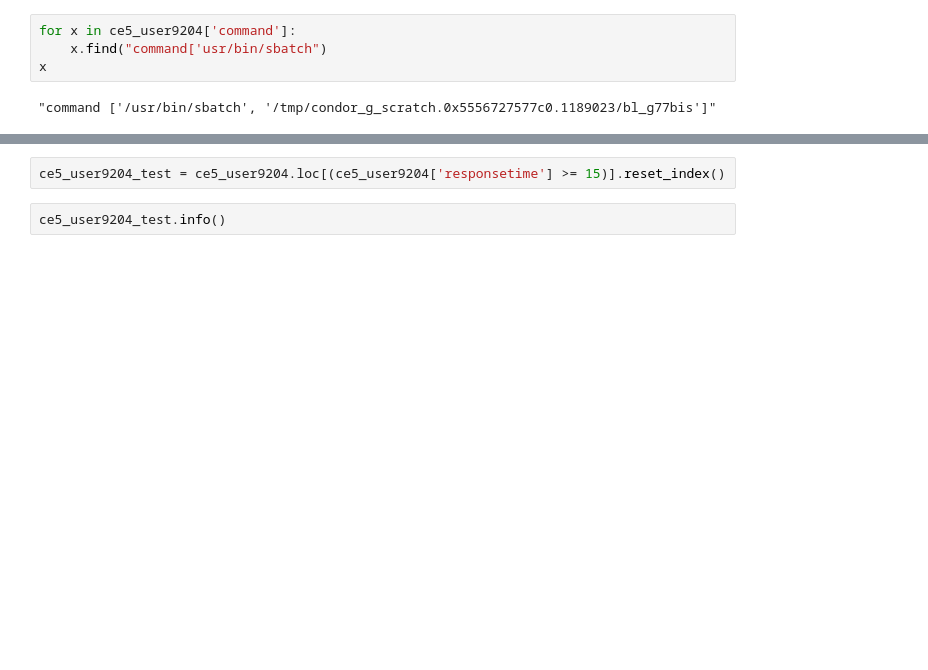
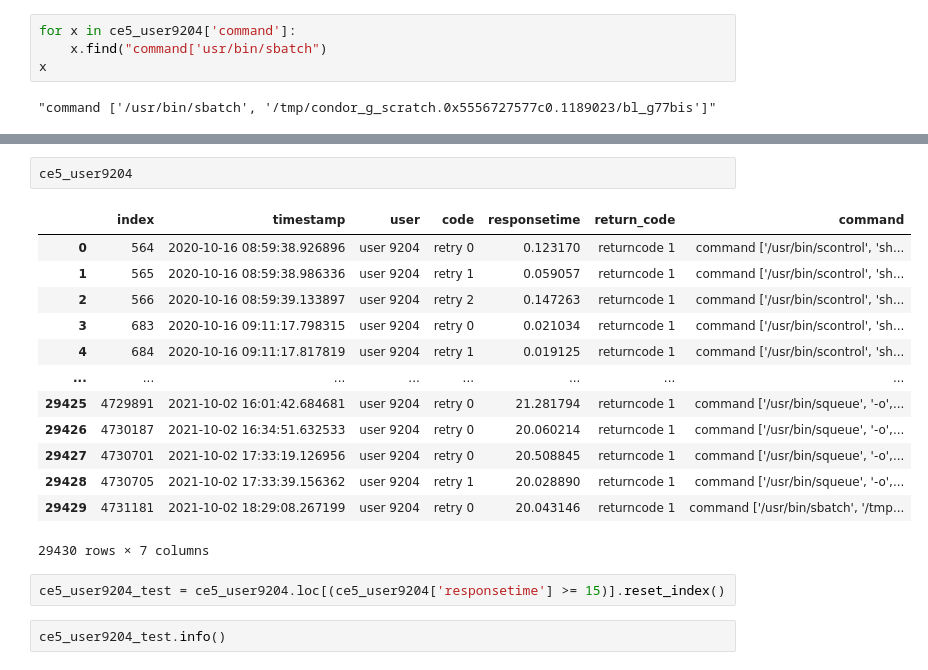
Before and after one commit to nss-data-science-cohort-8/accre-mashed-potatoes, a Jupyter notebook: notebooks/accre_maria.ipynb, the cells around one changed output, grey strips where cells are left out. Drawn from its saved outputs; the diff is of its cells as text; blank space fills up the shorter version.

```diff
--- a/notebooks/accre_maria.ipynb
+++ b/notebooks/accre_maria.ipynb
@@ -334,3 +403,19 @@ ce5_user9204_batch
+# %%
+ce5_user9204
+# %% [output]
+|  | index | timestamp | user | code | responsetime | return_code | command |
+| 0 | 564 | 2020-10-16 08:59:38.926896 | user 9204 | retry 0 | 0.123170 | returncode 1 | command ['/usr/bin/scontrol', 'sh... |
+| 1 | 565 | 2020-10-16 08:59:38.986336 | user 9204 | retry 1 | 0.059057 | returncode 1 | command ['/usr/bin/scontrol', 'sh... |
+| 2 | 566 | 2020-10-16 08:59:39.133897 | user 9204 | retry 2 | 0.147263 | returncode 1 | command ['/usr/bin/scontrol', 'sh... |
+| 3 | 683 | 2020-10-16 09:11:17.798315 | user 9204 | retry 0 | 0.021034 | returncode 1 | command ['/usr/bin/scontrol', 'sh... |
+| 4 | 684 | 2020-10-16 09:11:17.817819 | user 9204 | retry 1 | 0.019125 | returncode 1 | command ['/usr/bin/scontrol', 'sh... |
+| ... | ... | ... | ... | ... | ... | ... | ... |
+| 29425 | 4729891 | 2021-10-02 16:01:42.684681 | user 9204 | retry 0 | 21.281794 | returncode 1 | command ['/usr/bin/squeue', '-o',... |
+| 29426 | 4730187 | 2021-10-02 16:34:51.632533 | user 9204 | retry 0 | 20.060214 | returncode 1 | command ['/usr/bin/squeue', '-o',... |
+| 29427 | 4730701 | 2021-10-02 17:33:19.126956 | user 9204 | retry 0 | 20.508845 | returncode 1 | command ['/usr/bin/squeue', '-o',... |
+| 29428 | 4730705 | 2021-10-02 17:33:39.156362 | user 9204 | retry 1 | 20.028890 | returncode 1 | command ['/usr/bin/squeue', '-o',... |
+| 29429 | 4731181 | 2021-10-02 18:29:08.267199 | user 9204 | retry 0 | 20.043146 | returncode 1 | command ['/usr/bin/sbatch', '/tmp... |
+29430 rows × 7 columns
 # %%
 ce5_user9204_test = ce5_user9204.loc[(ce5_user9204['responsetime'] >= 15)].reset_index()
 # %%
```
Also changed, not shown: parts of 9 cells of this notebook.
